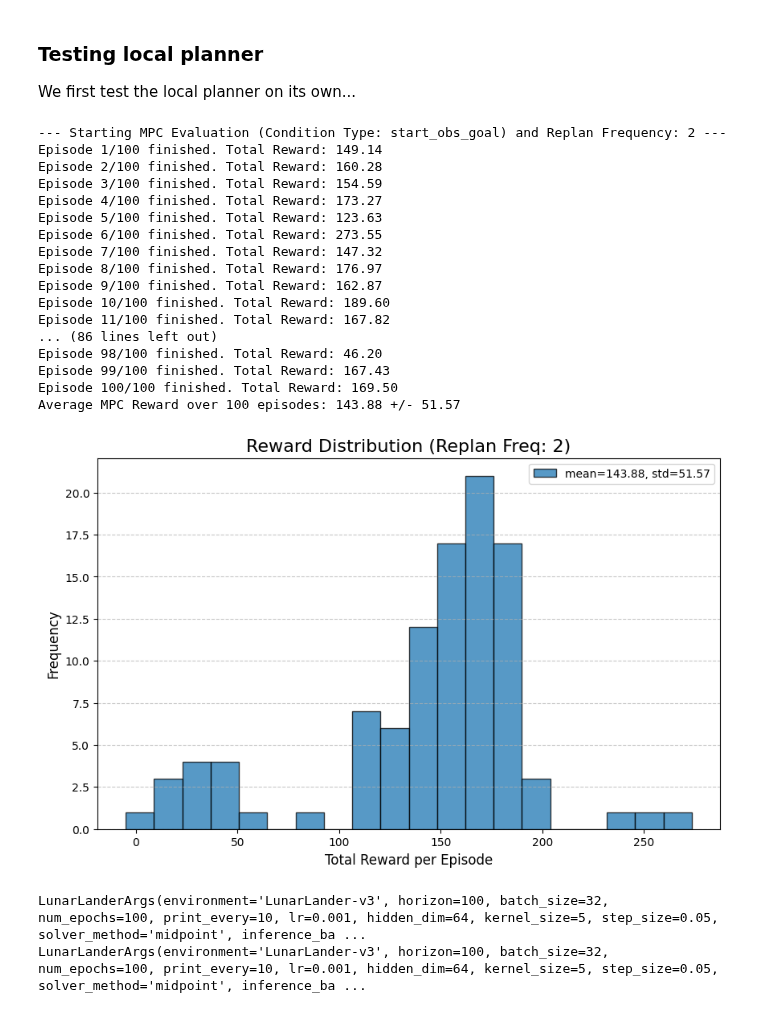
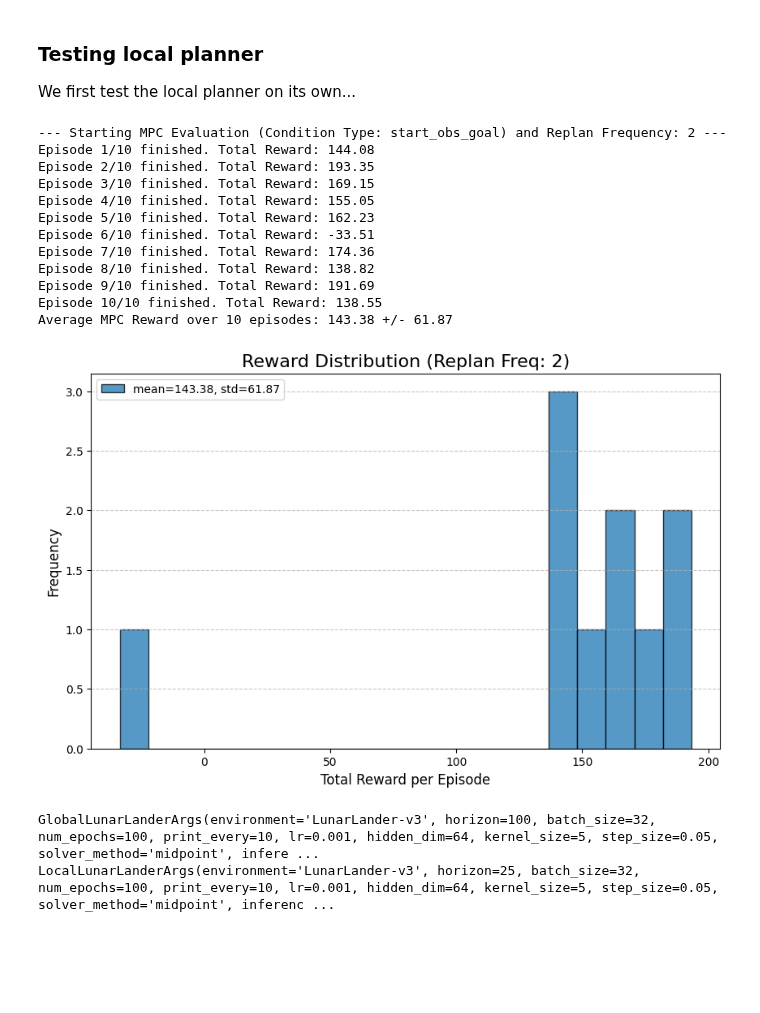
Before and after one commit to frankcholula/flow_planner, a Jupyter notebook: src/notebooks/hp.ipynb, the cells around one changed output. Saved outputs shown, nothing was run; the diff lists cells and outputs as text; code cells hidden in the pictures; blank space fills up the shorter version.

```diff
--- a/src/notebooks/hp.ipynb
+++ b/src/notebooks/hp.ipynb
@@ -180,7 +180,7 @@ from src.run import load_dataset, build_dataloader
 @dataclass
 class LocalLunarLanderArgs:
     environment: str = "LunarLander-v3"
-    horizon: int = 100
+    horizon: int = 25
     batch_size: int = 32
     num_epochs: int = 100
     print_every: int = 10
@@ -269,53 +269,48 @@ We first test the local planner on its own...
 # %%
 final_goal_state = torch.tensor([0, 0, 0, 0, 0, 0, 1, 1], dtype=torch.float32)
 
 local_planner = lambda cond_dict: generate_trajectory(
     stats=minari_dataset_stats,
     solver=solver,
     T=T,
     input_dim=input_dim,
     horizon=args.horizon,
     condition=cond_dict,
     batch_size=args.inference_batch_size,
     model_target=args.model_target,
 )
 model_rewards = evaluate_policy_mpc(
     env=env,
     planner_fn=local_planner,
-    num_episodes=100,
+    num_episodes=10,
     replan_freq=2,
     render=False,
     max_episode_length=300,
     condition_type="start_obs_goal",
     goal_obs= final_goal_state,
 )
 env.close()
 # %% [output]
 --- Starting MPC Evaluation (Condition Type: start_obs_goal) and Replan Frequency: 2 ---
-Episode 1/100 finished. Total Reward: 149.14
-Episode 2/100 finished. Total Reward: 160.28
-Episode 3/100 finished. Total Reward: 154.59
-Episode 4/100 finished. Total Reward: 173.27
-Episode 5/100 finished. Total Reward: 123.63
-Episode 6/100 finished. Total Reward: 273.55
-Episode 7/100 finished. Total Reward: 147.32
-Episode 8/100 finished. Total Reward: 176.97
-Episode 9/100 finished. Total Reward: 162.87
-Episode 10/100 finished. Total Reward: 189.60
-Episode 11/100 finished. Total Reward: 167.82
-... (86 lines left out)
-Episode 98/100 finished. Total Reward: 46.20
-Episode 99/100 finished. Total Reward: 167.43
-Episode 100/100 finished. Total Reward: 169.50
-Average MPC Reward over 100 episodes: 143.88 +/- 51.57
+Episode 1/10 finished. Total Reward: 144.08
+Episode 2/10 finished. Total Reward: 193.35
+Episode 3/10 finished. Total Reward: 169.15
+Episode 4/10 finished. Total Reward: 155.05
+Episode 5/10 finished. Total Reward: 162.23
+Episode 6/10 finished. Total Reward: -33.51
+Episode 7/10 finished. Total Reward: 174.36
+Episode 8/10 finished. Total Reward: 138.82
+Episode 9/10 finished. Total Reward: 191.69
+Episode 10/10 finished. Total Reward: 138.55
+Average MPC Reward over 10 episodes: 143.38 +/- 61.87
-[figure, old version]
+[figure, new version]
 # %%
 # Global model (obs | start_obs, goal_obs)
 GLOBAL_MODEL_PATH = (
     "src/checkpoints/LunarLander-v3_unet_h100_e100_k5_start_obs_goal.pth"
 )
 global_args = GlobalLunarLanderArgs(model_target="obs_only")
-print(global_args)
+pp.pprint(global_args)
 obs_input_dim = config.obs_dim * global_args.horizon
 gmodel = ConditionalUNet1D(
     horizon=global_args.horizon,
@@ -333,7 +328,7 @@ LOCAL_MODEL_PATH = (
     "src/checkpoints/LunarLander-v3_unet_h25_e100_k5_start_obs_goal_LOCAL.pth"
 )
 local_args = LocalLunarLanderArgs(model_target="act_only")
-print(local_args)
+pp.pprint(local_args)
 act_input_dim = config.action_dim * local_args.horizon
 lmodel = ConditionalUNet1D(
     horizon=local_args.horizon,
@@ -367,23 +362,23 @@ local_planner = lambda cond: generate_trajectory(
     model_target="act_only",
 )
 
-def hierarchical_planner(cond_dict, replan_freq=5):
-    # High‑level plan in observation space
-    obs_plan, _ = global_planner(cond_dict)
+# def hierarchical_planner(cond_dict, replan_freq=5):
+#     # High‑level plan in observation space
+#     obs_plan, _ = global_planner(cond_dict)
 
-    # choose waypoint for the low‑level controller
-    waypoint_idx = min(replan_freq, len(obs_plan) - 1)
-    subgoal = obs_plan[waypoint_idx]
+#     # choose waypoint for the low‑level controller
+#     waypoint_idx = min(replan_freq, len(obs_plan) - 1)
+#     subgoal = obs_plan[waypoint_idx]
 
-    # Low‑level plan in action space conditioned on the waypoint
-    start_obs = cond_dict["start_obs_goal"][0]
-    local_cond = {"start_obs_goal": (start_obs, subgoal)}
-    _, act_plan = local_planner(local_cond)
+#     # Low‑level plan in action space conditioned on the waypoint
+#     start_obs = cond_dict["start_obs_goal"][0]
+#     local_cond = {"start_obs_goal": (start_obs, subgoal)}
+#     _, act_plan = local_planner(local_cond)
 
-    return obs_plan, act_plan
+#     return obs_plan, act_plan
 # %% [output]
-LunarLanderArgs(environment='LunarLander-v3', horizon=100, batch_size=32, num_epochs=100, print_every=10, lr=0.001, hidden_dim=64, kernel_size=5, step_size=0.05, solver_method='midpoint', inference_ba ...
-LunarLanderArgs(environment='LunarLander-v3', horizon=100, batch_size=32, num_epochs=100, print_every=10, lr=0.001, hidden_dim=64, kernel_size=5, step_size=0.05, solver_method='midpoint', inference_ba ...
+GlobalLunarLanderArgs(environment='LunarLander-v3', horizon=100, batch_size=32, num_epochs=100, print_every=10, lr=0.001, hidden_dim=64, kernel_size=5, step_size=0.05, solver_method='midpoint', infere ...
+LocalLunarLanderArgs(environment='LunarLander-v3', horizon=25, batch_size=32, num_epochs=100, print_every=10, lr=0.001, hidden_dim=64, kernel_size=5, step_size=0.05, solver_method='midpoint', inferenc ...
 # %%
 class StatefulHierarchicalPlanner:
     def __init__(self, global_planner, local_planner, global_replan_freq=10):
```
Also changed, not shown: parts of 4 cells of this notebook.
